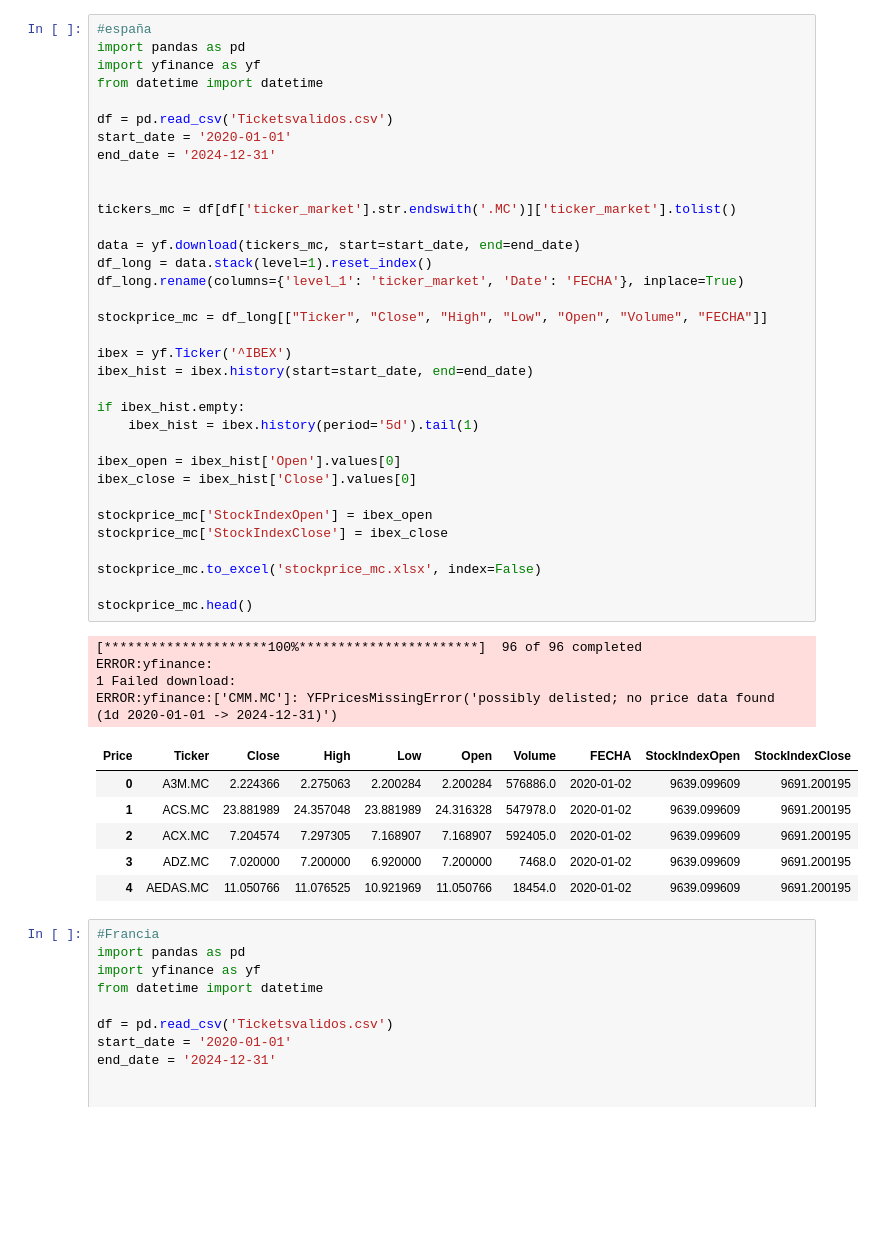
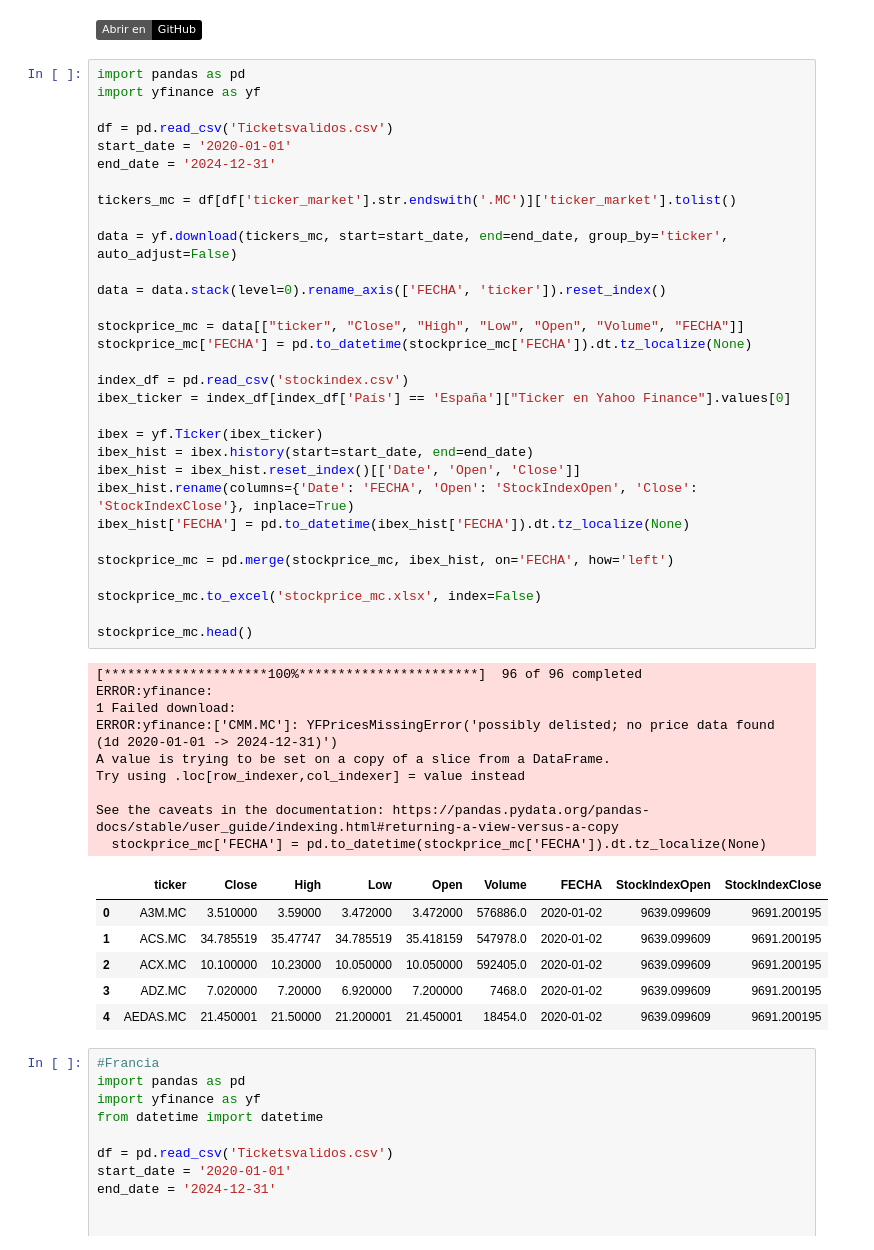
Before and after one commit to TFMUCM01/TFM, a Jupyter notebook: Data IBEX 35/StockPrice.ipynb, the cells around one changed output. Drawn from its saved outputs; the diff is of its cells as text; badges without logos; blank space fills up the shorter version.

```diff
--- a/Data IBEX 35/StockPrice.ipynb
+++ b/Data IBEX 35/StockPrice.ipynb
@@ -2,51 +2,55 @@
 <a href="https://colab.research.google.com/github/TFMUCM01/TFM/blob/main/Data%20IBEX%2035/StockPrice.ipynb" target="_parent"><img src="https://colab.research.google.com/assets/colab-badge.svg" alt="Open In Colab"/></a>
 # %% [markdown]
 [![Abrir en Colab](https://colab.research.google.com/assets/colab-badge.svg)](https://colab.research.google.com/github/TFMUCM01/TFM/blob/main/Data%20IBEX%2035/StockPrice.ipynb)
+# %% [markdown]
+[![Ver en GitHub](https://img.shields.io/badge/Abrir_en-GitHub-000?logo=github)](https://github.com/TFMUCM01/TFM/blob/main/Data%20IBEX%2035/StockPrice.ipynb)
 # %%
-#españa
 import pandas as pd
 import yfinance as yf
-from datetime import datetime
 
 df = pd.read_csv('Ticketsvalidos.csv')
 start_date = '2020-01-01'
 end_date = '2024-12-31'
 
-
 tickers_mc = df[df['ticker_market'].str.endswith('.MC')]['ticker_market'].tolist()
 
-data = yf.download(tickers_mc, start=start_date, end=end_date)
-df_long = data.stack(level=1).reset_index()
-df_long.rename(columns={'level_1': 'ticker_market', 'Date': 'FECHA'}, inplace=True)
+data = yf.download(tickers_mc, start=start_date, end=end_date, group_by='ticker', auto_adjust=False)
 
-stockprice_mc = df_long[["Ticker", "Close", "High", "Low", "Open", "Volume", "FECHA"]]
+data = data.stack(level=0).rename_axis(['FECHA', 'ticker']).reset_index()
 
-ibex = yf.Ticker('^IBEX')
+stockprice_mc = data[["ticker", "Close", "High", "Low", "Open", "Volume", "FECHA"]]
+stockprice_mc['FECHA'] = pd.to_datetime(stockprice_mc['FECHA']).dt.tz_localize(None)
+
+index_df = pd.read_csv('stockindex.csv')
+ibex_ticker = index_df[index_df['País'] == 'España']["Ticker en Yahoo Finance"].values[0]
+
+ibex = yf.Ticker(ibex_ticker)
 ibex_hist = ibex.history(start=start_date, end=end_date)
+ibex_hist = ibex_hist.reset_index()[['Date', 'Open', 'Close']]
+ibex_hist.rename(columns={'Date': 'FECHA', 'Open': 'StockIndexOpen', 'Close': 'StockIndexClose'}, inplace=True)
+ibex_hist['FECHA'] = pd.to_datetime(ibex_hist['FECHA']).dt.tz_localize(None)
 
-if ibex_hist.empty:
-    ibex_hist = ibex.history(period='5d').tail(1)
-
-ibex_open = ibex_hist['Open'].values[0]
-ibex_close = ibex_hist['Close'].values[0]
-
-stockprice_mc['StockIndexOpen'] = ibex_open
-stockprice_mc['StockIndexClose'] = ibex_close
+stockprice_mc = pd.merge(stockprice_mc, ibex_hist, on='FECHA', how='left')
 
 stockprice_mc.to_excel('stockprice_mc.xlsx', index=False)
 
 stockprice_mc.head()
 # %% [output]
 [*********************100%***********************]  96 of 96 completed
 ERROR:yfinance:
 1 Failed download:
 ERROR:yfinance:['CMM.MC']: YFPricesMissingError('possibly delisted; no price data found  (1d 2020-01-01 -> 2024-12-31)')
+A value is trying to be set on a copy of a slice from a DataFrame.
+Try using .loc[row_indexer,col_indexer] = value instead
+
+See the caveats in the documentation: https://pandas.pydata.org/pandas-docs/stable/user_guide/indexing.html#returning-a-view-versus-a-copy
+  stockprice_mc['FECHA'] = pd.to_datetime(stockprice_mc['FECHA']).dt.tz_localize(None)
-| Price | Ticker | Close | High | Low | Open | Volume | FECHA | StockIndexOpen | StockIndexClose |
-| 0 | A3M.MC | 2.224366 | 2.275063 | 2.200284 | 2.200284 | 576886.0 | 2020-01-02 | 9639.099609 | 9691.200195 |
-| 1 | ACS.MC | 23.881989 | 24.357048 | 23.881989 | 24.316328 | 547978.0 | 2020-01-02 | 9639.099609 | 9691.200195 |
-| 2 | ACX.MC | 7.204574 | 7.297305 | 7.168907 | 7.168907 | 592405.0 | 2020-01-02 | 9639.099609 | 9691.200195 |
-| 3 | ADZ.MC | 7.020000 | 7.200000 | 6.920000 | 7.200000 | 7468.0 | 2020-01-02 | 9639.099609 | 9691.200195 |
-| 4 | AEDAS.MC | 11.050766 | 11.076525 | 10.921969 | 11.050766 | 18454.0 | 2020-01-02 | 9639.099609 | 9691.200195 |
+|  | ticker | Close | High | Low | Open | Volume | FECHA | StockIndexOpen | StockIndexClose |
+| 0 | A3M.MC | 3.510000 | 3.59000 | 3.472000 | 3.472000 | 576886.0 | 2020-01-02 | 9639.099609 | 9691.200195 |
+| 1 | ACS.MC | 34.785519 | 35.47747 | 34.785519 | 35.418159 | 547978.0 | 2020-01-02 | 9639.099609 | 9691.200195 |
+| 2 | ACX.MC | 10.100000 | 10.23000 | 10.050000 | 10.050000 | 592405.0 | 2020-01-02 | 9639.099609 | 9691.200195 |
+| 3 | ADZ.MC | 7.020000 | 7.20000 | 6.920000 | 7.200000 | 7468.0 | 2020-01-02 | 9639.099609 | 9691.200195 |
+| 4 | AEDAS.MC | 21.450001 | 21.50000 | 21.200001 | 21.450001 | 18454.0 | 2020-01-02 | 9639.099609 | 9691.200195 |
 # %%
 #Francia
 import pandas as pd
```
